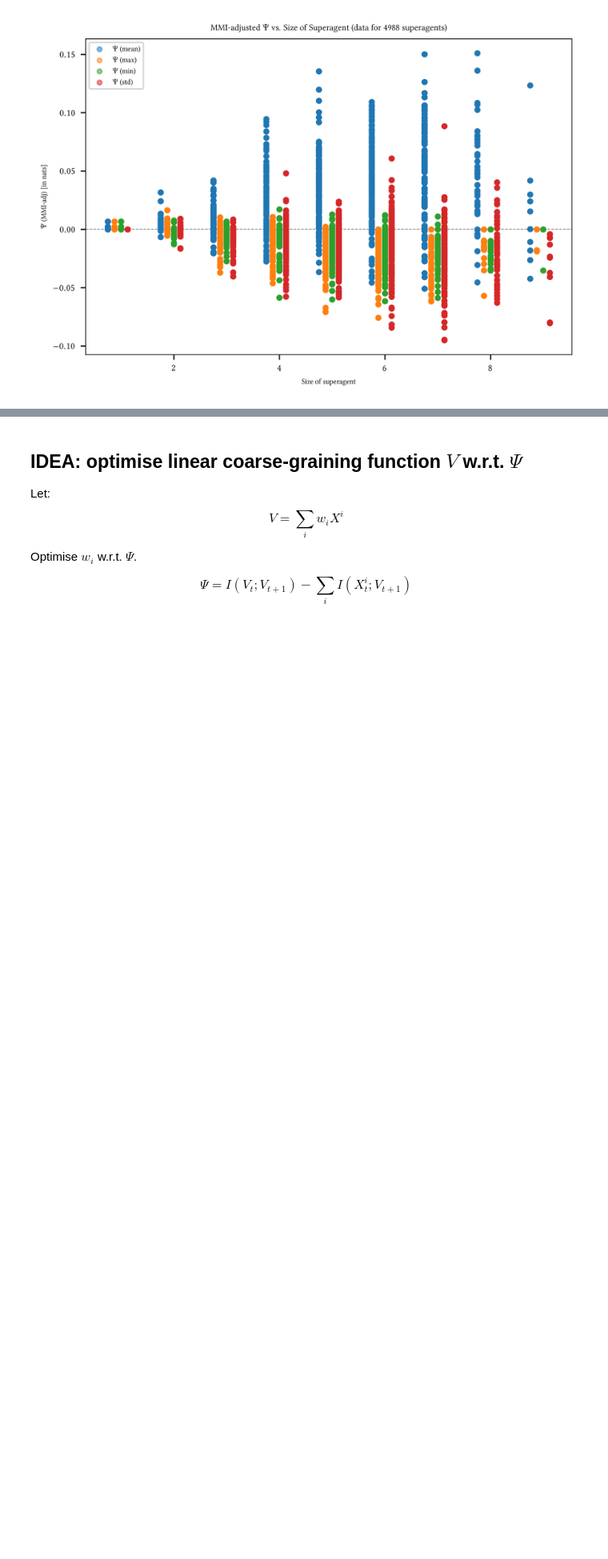
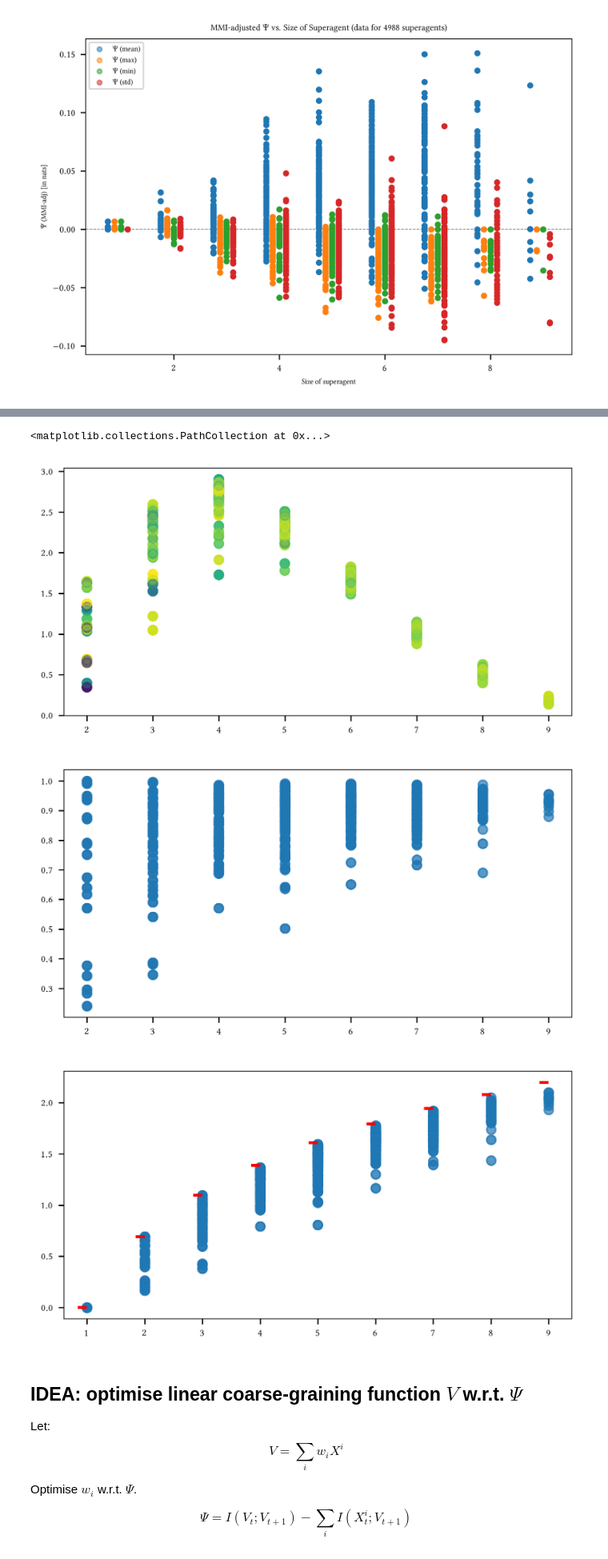
Before and after one commit to RuizSerra/factorised-MA-AIF-notebooks, a Jupyter notebook: dit-analysis.ipynb, the cells around one changed output, grey strips where cells are left out. Shown at 80% size. Cells and saved outputs as stored; diff of their text form; code cells hidden in the pictures; blank space fills up the shorter version.

Commit message:
plots

```diff
--- a/dit-analysis.ipynb
+++ b/dit-analysis.ipynb
@@ -392,3 +418,51 @@ plt.show()
+# %%
+from scipy.stats import entropy
+superagent_sizes = [r[1] for r in results_environmental]
+superagent_env_det_info = [r[0] for r in results_environmental]
+superagent_contribution_entropies = [entropy(contributions) for contributions in all_contributions]
+
+plt.figure(figsize=(6, 3), dpi=150)
+plt.scatter(
+    superagent_sizes,
+    superagent_env_det_info,
+    alpha=0.3,
+    c=superagent_contribution_entropies/np.log(superagent_sizes),
+    cmap='viridis',
+    label="Environmental Determined Individuality"
+)
+
+
+plt.figure(figsize=(6, 3), dpi=150)
+plt.scatter(
+    superagent_sizes,
+    superagent_contribution_entropies/np.log(superagent_sizes),
+    alpha=0.2,
+    # c=superagent_env_det_info,
+    cmap='viridis',
+    label="Environmental Determined Individuality"
+)
+
+plt.figure(figsize=(6, 3), dpi=150)
+plt.scatter(
+    superagent_sizes,
+    superagent_contribution_entropies,
+    alpha=0.2,
+    # c=superagent_env_det_info,
+    cmap='viridis',
+    label="Environmental Determined Individuality"
+)
+plt.scatter(
+    superagent_sizes,
+    np.log(superagent_sizes),
+    c='red',
+    marker=0,
+    zorder=10
+)
+# %% [output]
+<matplotlib.collections.PathCollection at 0x...>
+[figure, added]
+[figure, added]
+[figure, added]
 # %% [markdown]
 ## IDEA: optimise linear coarse-graining function $V$ w.r.t. $\Psi$
 
```
Also changed, not shown: parts of 10 cells of this notebook, 1 other file.
